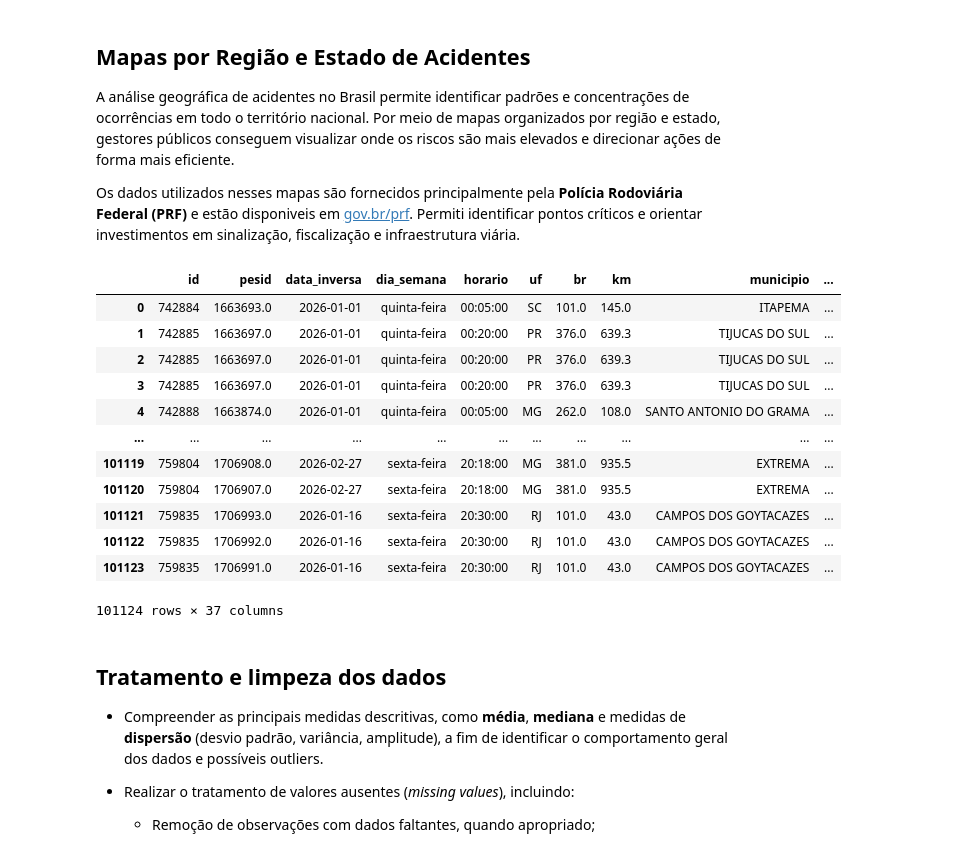
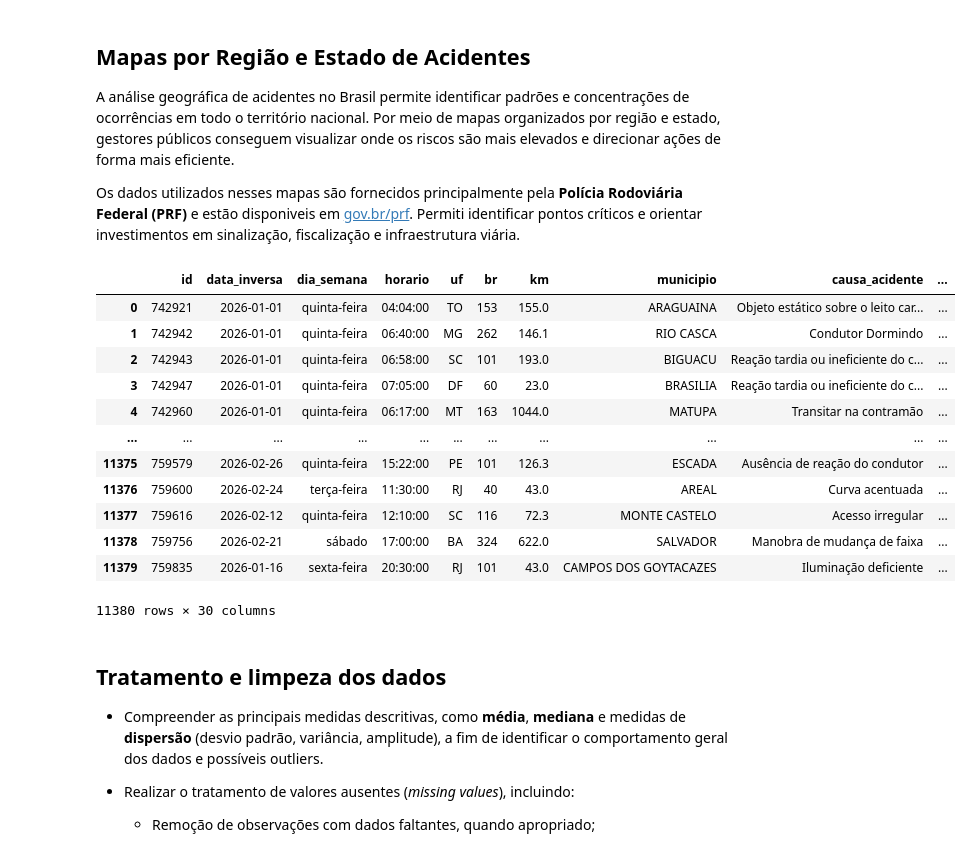
Before and after one commit to Fabiano01EST/traffic-accidents-brazil-analysis, a Jupyter notebook: mapas.ipynb, the cells around one changed output. Cells and saved outputs as stored; diff of their text form; code cells hidden in the pictures.

```diff
--- a/mapas.ipynb
+++ b/mapas.ipynb
@@ -7,28 +7,28 @@ Os dados utilizados nesses mapas são fornecidos principalmente pela **Polícia
 # %%
 import pandas as pd
 import geopandas as gpd
 import matplotlib
 import matplotlib.pyplot as plt
 import matplotlib.ticker as ticker
 import geobr as geobr
 import folium
 
-dados = pd.read_csv('acidentes2026_todas_causas_tipos.csv', encoding='latin-1', sep=';', decimal=',')
+dados = pd.read_csv('datatran2026.csv', encoding='latin-1', sep=';', decimal=',')
 display(dados)
 # %% [output]
-|  | id | pesid | data_inversa | dia_semana | horario | uf | br | km | municipio | ... |
-| 0 | 742884 | 1663693.0 | 2026-01-01 | quinta-feira | 00:05:00 | SC | 101.0 | 145.0 | ITAPEMA | ... |
-| 1 | 742885 | 1663697.0 | 2026-01-01 | quinta-feira | 00:20:00 | PR | 376.0 | 639.3 | TIJUCAS DO SUL | ... |
-| 2 | 742885 | 1663697.0 | 2026-01-01 | quinta-feira | 00:20:00 | PR | 376.0 | 639.3 | TIJUCAS DO SUL | ... |
-| 3 | 742885 | 1663697.0 | 2026-01-01 | quinta-feira | 00:20:00 | PR | 376.0 | 639.3 | TIJUCAS DO SUL | ... |
-| 4 | 742888 | 1663874.0 | 2026-01-01 | quinta-feira | 00:05:00 | MG | 262.0 | 108.0 | SANTO ANTONIO DO GRAMA | ... |
+|  | id | data_inversa | dia_semana | horario | uf | br | km | municipio | causa_acidente | ... |
+| 0 | 742921 | 2026-01-01 | quinta-feira | 04:04:00 | TO | 153 | 155.0 | ARAGUAINA | Objeto estático sobre o leito car... | ... |
+| 1 | 742942 | 2026-01-01 | quinta-feira | 06:40:00 | MG | 262 | 146.1 | RIO CASCA | Condutor Dormindo | ... |
+| 2 | 742943 | 2026-01-01 | quinta-feira | 06:58:00 | SC | 101 | 193.0 | BIGUACU | Reação tardia ou ineficiente do c... | ... |
+| 3 | 742947 | 2026-01-01 | quinta-feira | 07:05:00 | DF | 60 | 23.0 | BRASILIA | Reação tardia ou ineficiente do c... | ... |
+| 4 | 742960 | 2026-01-01 | quinta-feira | 06:17:00 | MT | 163 | 1044.0 | MATUPA | Transitar na contramão | ... |
 | ... | ... | ... | ... | ... | ... | ... | ... | ... | ... | ... |
-| 101119 | 759804 | 1706908.0 | 2026-02-27 | sexta-feira | 20:18:00 | MG | 381.0 | 935.5 | EXTREMA | ... |
-| 101120 | 759804 | 1706907.0 | 2026-02-27 | sexta-feira | 20:18:00 | MG | 381.0 | 935.5 | EXTREMA | ... |
-| 101121 | 759835 | 1706993.0 | 2026-01-16 | sexta-feira | 20:30:00 | RJ | 101.0 | 43.0 | CAMPOS DOS GOYTACAZES | ... |
-| 101122 | 759835 | 1706992.0 | 2026-01-16 | sexta-feira | 20:30:00 | RJ | 101.0 | 43.0 | CAMPOS DOS GOYTACAZES | ... |
-| 101123 | 759835 | 1706991.0 | 2026-01-16 | sexta-feira | 20:30:00 | RJ | 101.0 | 43.0 | CAMPOS DOS GOYTACAZES | ... |
+| 11375 | 759579 | 2026-02-26 | quinta-feira | 15:22:00 | PE | 101 | 126.3 | ESCADA | Ausência de reação do condutor | ... |
+| 11376 | 759600 | 2026-02-24 | terça-feira | 11:30:00 | RJ | 40 | 43.0 | AREAL | Curva acentuada | ... |
+| 11377 | 759616 | 2026-02-12 | quinta-feira | 12:10:00 | SC | 116 | 72.3 | MONTE CASTELO | Acesso irregular | ... |
+| 11378 | 759756 | 2026-02-21 | sábado | 17:00:00 | BA | 324 | 622.0 | SALVADOR | Manobra de mudança de faixa | ... |
+| 11379 | 759835 | 2026-01-16 | sexta-feira | 20:30:00 | RJ | 101 | 43.0 | CAMPOS DOS GOYTACAZES | Iluminação deficiente | ... |
-101124 rows × 37 columns
+11380 rows × 30 columns
 # %% [markdown]
 ## Tratamento e limpeza dos dados
 
```
Also changed, not shown: parts of 9 cells of this notebook, 2 other files.
